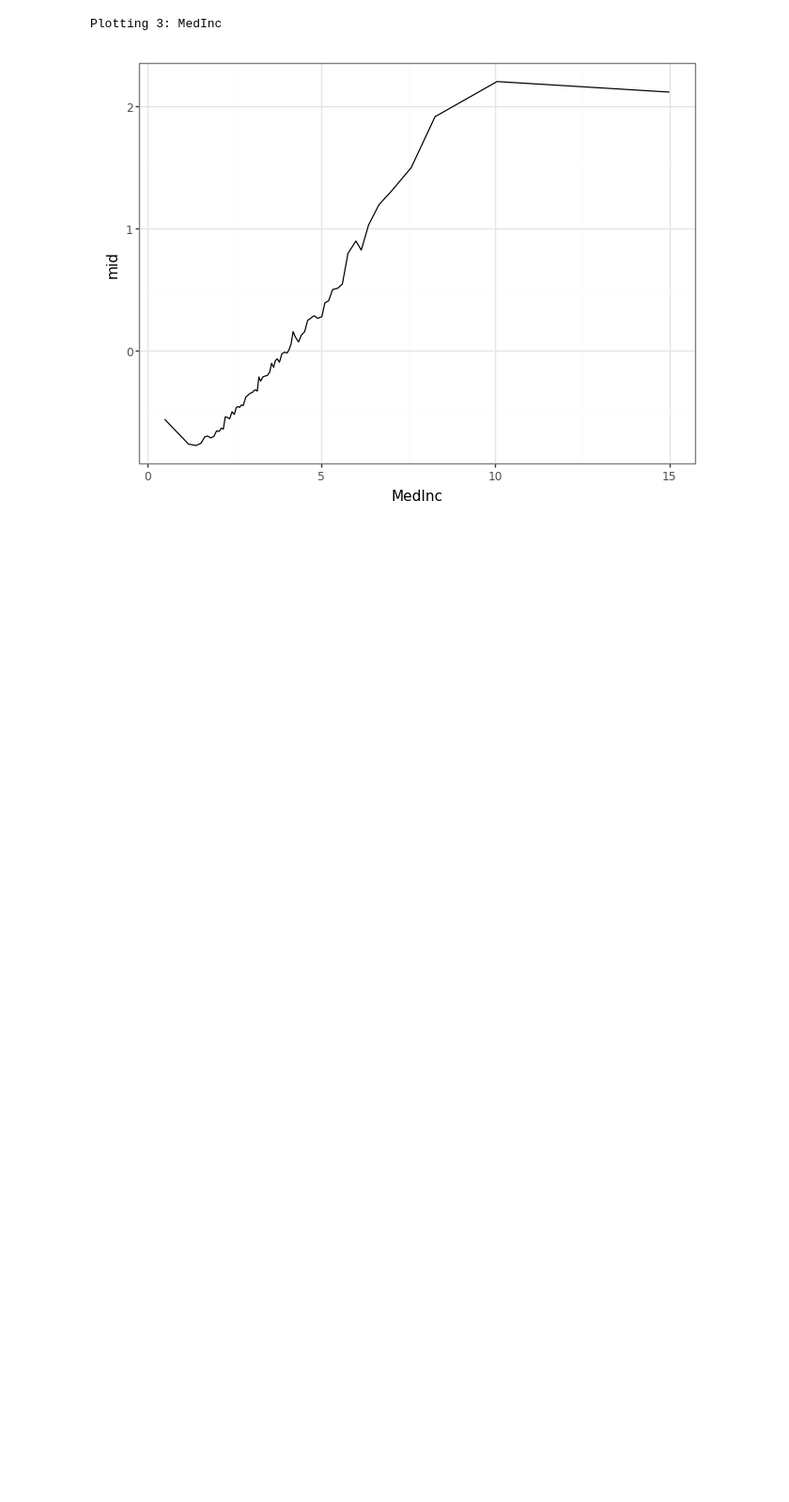
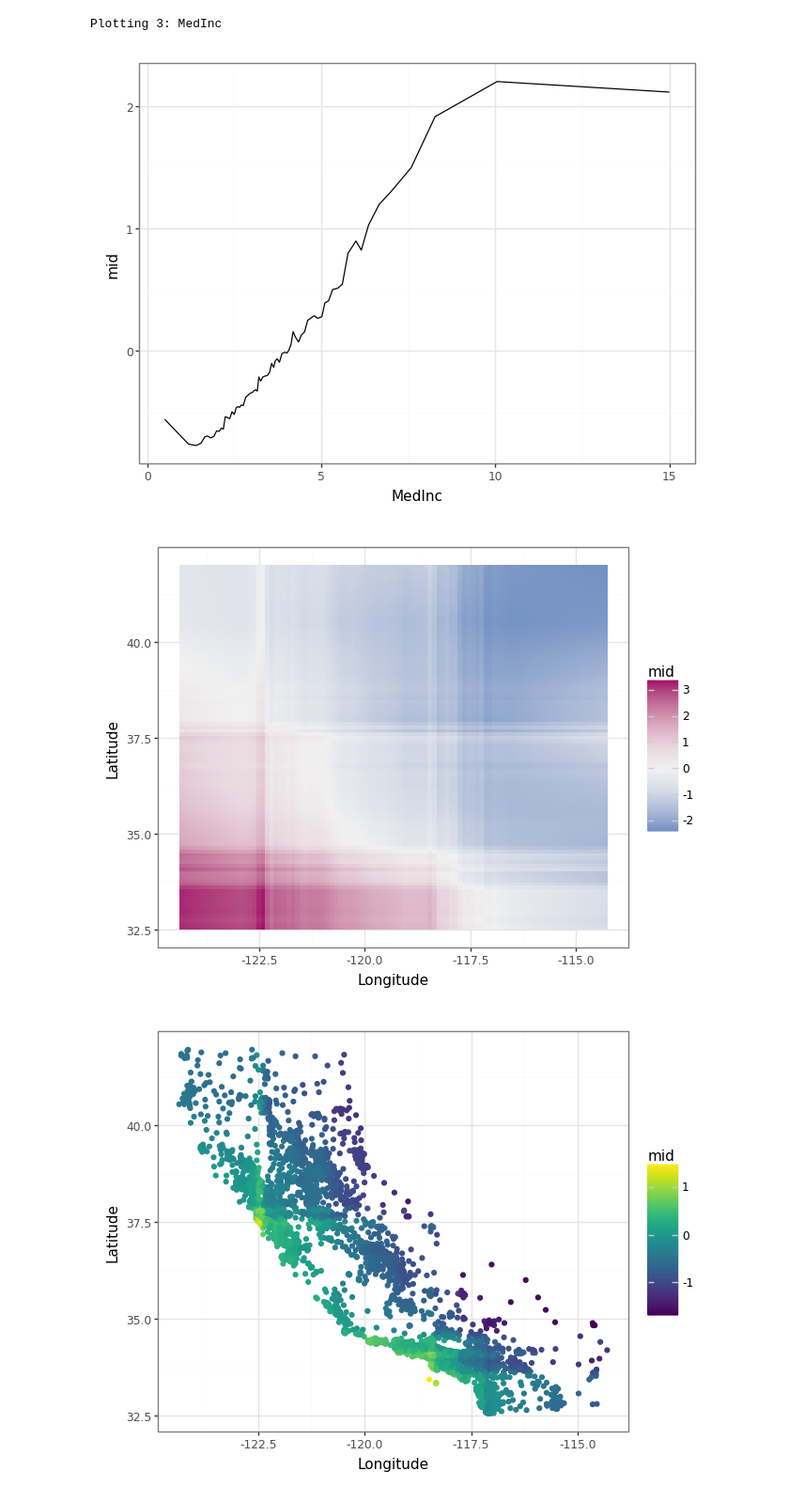
Before and after one commit to ryo-asashi/pyramid-learn, a Jupyter notebook: docs/source/quick-start.ipynb, the cells around one changed output. Shown: that part at 94% size. Cells and saved outputs as stored; diff of their text form; code cells hidden in the pictures; blank space fills up the shorter version.

```diff
--- a/docs/source/quick-start.ipynb
+++ b/docs/source/quick-start.ipynb
@@ -103,6 +100,17 @@ Plotting 2: Longitude
 [figure]
 Plotting 3: MedInc
 [figure]
+# %%
+# Plot the interaction of Longitude and Latitude (Component Functions)
+display(
+    explainer.plot("Longitude:Latitude", main_effects=True)
+)
+display(
+    explainer.plot("Longitude:Latitude", style='data', data=X_train, main_effects=True)
+)
+# %% [output]
+[figure, added]
+[figure, added]
 # %%
 # Plot prediction breakdowns for the first three test samples (Local Interpretability)
 print("--- Breakdown Plots for First 3 Test Samples ---")
```
Also changed, not shown: parts of 5 cells of this notebook, 5 other files.
